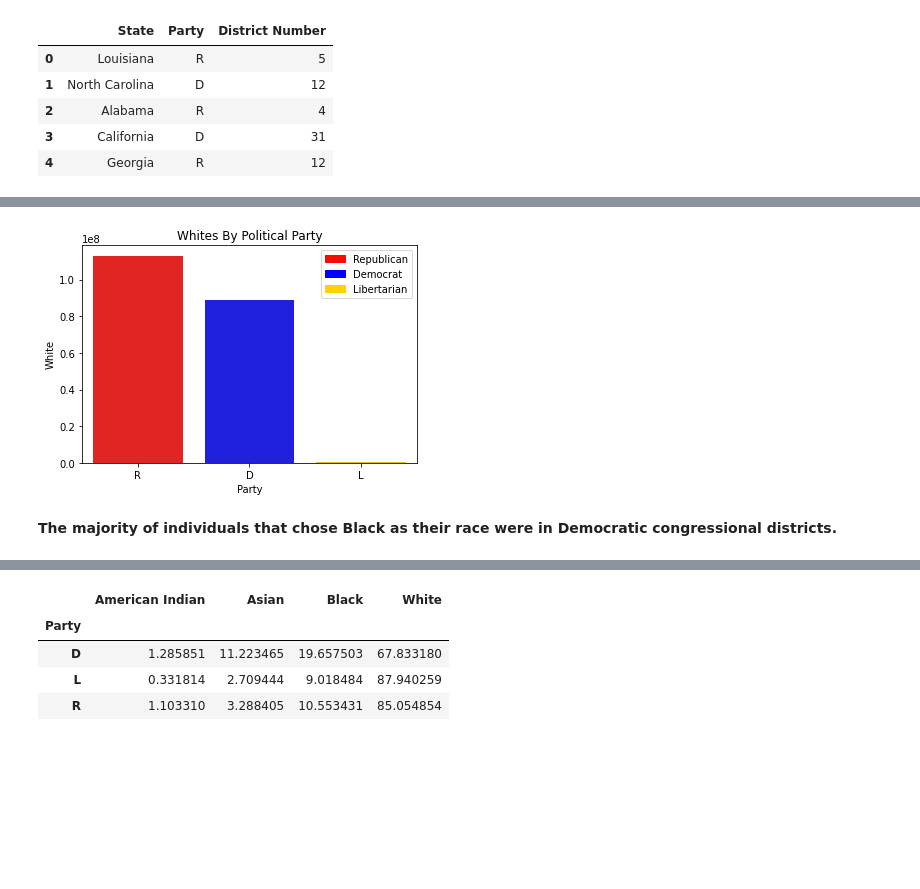
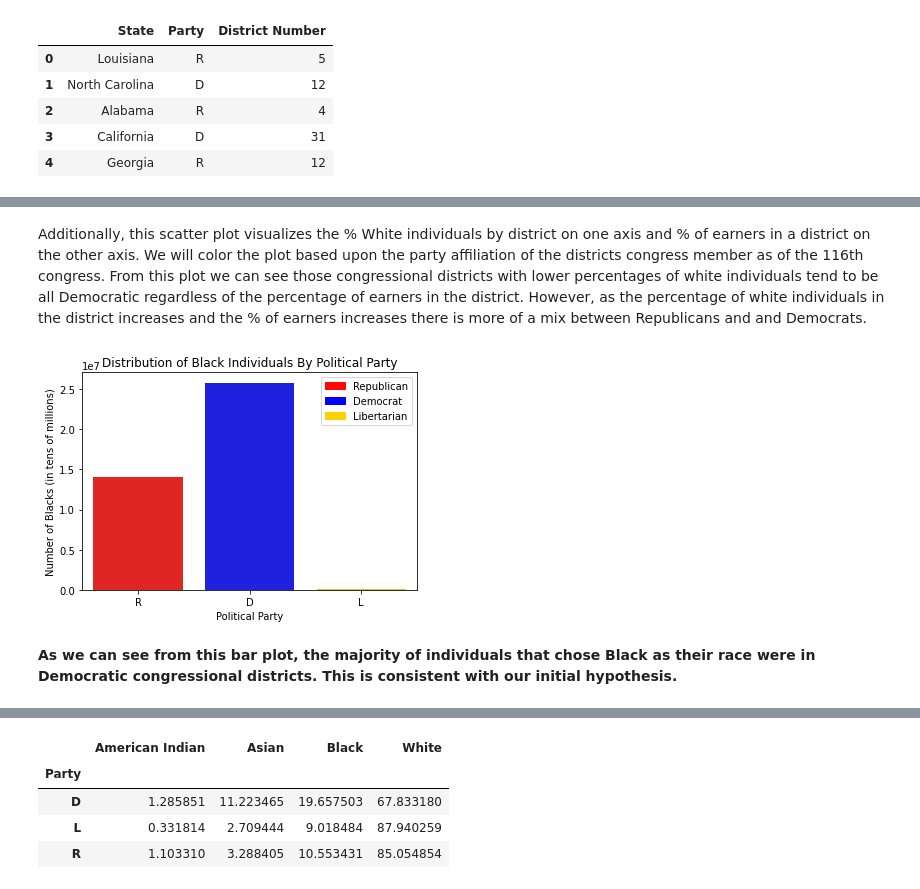
Before and after one commit to suryawanshi-harshal/congressional-analysis, a Jupyter notebook: Assignment_1.ipynb, the cells around one changed output, grey strips where cells are left out. Drawn from its saved outputs; the diff is of its cells as text; code cells hidden in the pictures; blank space fills up the shorter version.

```diff
--- a/Assignment_1.ipynb
+++ b/Assignment_1.ipynb
@@ -21,8 +40,13 @@ import numpy as np
 #black alone--B02001_003E
 #American Indian alone--B02001_004E
 #Asian alone--B02001_005E
-url="https://api.census.gov/data/2021/acs/acs1?get=NAME,B02001_001E,B02001_002E,B02001_003E,B02001_004E,B02001_005E&for=congressional%20district:*&in=state:*"
+#Asian alone--B02001_005E
+#Total Household Income--B19001_001E
+#Household income below $10,000-B19001_002E
+#Household income above $200,000-B19001_017E
+#Total # of earners in families--B19122_001E
 
+url="https://api.census.gov/data/2021/acs/acs1?get=NAME,B02001_001E,B02001_002E,B02001_003E,B02001_004E,B02001_005E,B19001_001E,B19001_002E,B19001_017E,B19122_001E&for=congressional%20district:*&in=state:*"
 
 # store the response of URL
 response = urlopen(url)
@@ -33,10 +57,11 @@ data_json.pop(0) # the first row of data is header information which we don't ne
 
 
 # Hand populate the columns based on the variable descriptions census.gov documents here: https://api.census.gov/data/2021/acs/acs1/variables.html. Note they correspond back to the variable names I included in the URL above.
-cols = ['District Name','Total Race','White', 'Black', 'American Indian', 'Asian','State Code', 'District Number']
+cols = ['District Name','Total Race','White', 'Black', 'American Indian', 'Asian','Total Households','Less than $10k', '$200k+', 'Total Number Earners','State Code', 'District Number']
+
 
 acs_df = pd.DataFrame(data_json, columns = cols)
 acs_df[['District', 'State']] = acs_df['District Name'].str.split(',', expand=True)
-#acs_df['district number'] = pd.to_numeric(acs_df['district number'])
+acs_df['District Number'] = pd.to_numeric(acs_df['District Number'])
 acs_df.head()
 # %% [output]
@@ -55,6 +80,17 @@ acs_df["American Indian"] = pd.to_numeric(acs_df["American Indian"])
 acs_df["Asian"] = pd.to_numeric(acs_df["Asian"])
 acs_df["State Code"] = pd.to_numeric(acs_df["State Code"])
 acs_df["District Number"] = pd.to_numeric(acs_df["District Number"])
+acs_df["Total Households"] = pd.to_numeric(acs_df["Total Households"])
+acs_df["Less than $10k"] = pd.to_numeric(acs_df["Less than $10k"])
+acs_df["$200k+"] = pd.to_numeric(acs_df["$200k+"])
+acs_df["Total Number Earners"] = pd.to_numeric(acs_df["Total Number Earners"])
+
+# Compute a new column based on the existing columns for later visualization
+acs_df['% of Earners by District'] = (100*acs_df['Total Number Earners'])/acs_df['Total Households']
+acs_df['% of White Individuals by District'] = (100*acs_df['White'])/acs_df['Total Race']
+acs_df['% of Black Individuals by District'] = (100*acs_df['Black'])/acs_df['Total Race']
+acs_df['% of American Indian Individuals by District'] = (100*acs_df['American Indian'])/acs_df['Total Race']
+acs_df['% of Asian Individuals by District'] = (100*acs_df['Asian'])/acs_df['Total Race']
 
 acs_df['State'] = acs_df['State'].str.strip()
 acs_df.head()
@@ -128,18 +216,22 @@ new_df_counts = merged_df[['White', 'Black', 'American Indian', 'Asian', 'Party'
+# %% [markdown]
+Additionally, this scatter plot visualizes the % White individuals by district on one axis and % of earners in a district on the other axis. We will color the plot based upon the party affiliation of the districts congress member as of the 116th congress. From this plot we can see those congressional districts with lower percentages of white individuals tend to be all Democratic regardless of the percentage of earners in the district. However, as the percentage of white individuals in the district increases and the % of earners increases there is more of a mix between Republicans and and Democrats.
 # %%
-import matplotlib.patches as mpatches
+fig, ax = plt.subplots()
+sns.barplot(data=merged_df, x="Party", y = "Black", estimator=sum, ci=None, palette=sns.color_palette(['#ff0803', '#0000ff', '#fed105']),ax=ax)
+plt.title("Distribution of Black Individuals By Political Party")
+plt.ylabel("Number of Blacks (in tens of millions)")
+plt.xlabel("Political Party")
 
-fig, ax = plt.subplots()
-sns.barplot(data=merged_df, x="Party", y = "White", estimator=sum, ci=None, palette=sns.color_palette(['#ff0803', '#0000ff', '#fed105']),ax=ax)
-plt.title("Whites By Political Party")
+
 
 # Create a patches object for the legend
 patches = [mpatches.Patch(color=sns.color_palette(['#ff0803', '#0000ff', '#fed105'])[i], label=label)
            for i, label in enumerate(["Republican", "Democrat", 'Libertarian'])]
 
 # Add the patches object to the legend
 plt.legend(handles=patches)
 plt.show()
 # %% [output]
-[figure, old version]
+[figure, new version]
 # %% [markdown]
-**The majority of individuals that chose Black as their race were in Democratic congressional districts.**
+**As we can see from this bar plot, the majority of individuals that chose Black as their race were in Democratic congressional districts. This is consistent with our initial hypothesis.**
```
Also changed, not shown: parts of 40 cells of this notebook.
